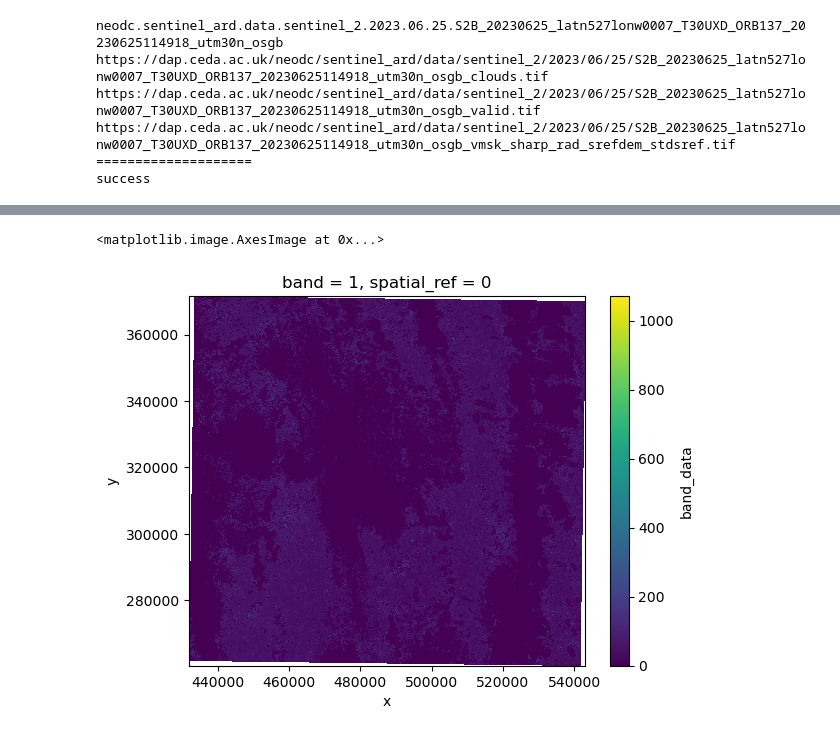
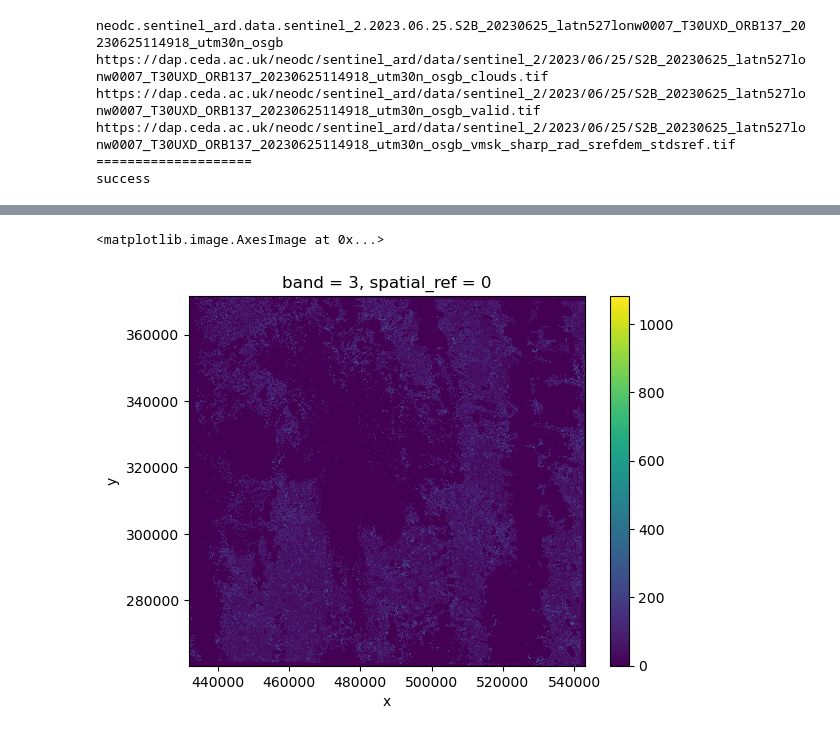
Before and after one commit to EO-DataHub/user-workflows, a Jupyter notebook: test-3/test3.ipynb, the cells around one changed output, grey strips where cells are left out. Drawn from its saved outputs; the diff is of its cells as text; code cells hidden in the pictures.

Commit message:
Correctly multiply arrays and download cog locally

```diff
--- a/test-3/test3.ipynb
+++ b/test-3/test3.ipynb
@@ -46,10 +48,21 @@ for item in items.get_limited()[0:1]:
     cloud_href = item.assets["cloud"].href
     valid_href = item.assets["valid_pixels"].href
     cog_href = item.assets["cog"].href
+    item
     print(item.id, cloud_href, valid_href, cog_href, sep="\n")
     valid = rioxarray.open_rasterio(valid_href)
     cloud = rioxarray.open_rasterio(cloud_href)
-    cog = rioxarray.open_rasterio(cog_href)
+
+    #Check if cog file exists locally, if not download it
+    cog_filename = f"data/{Path(cog_href).name}"
+    if not os.path.isfile(cog_filename):
+        with requests.get(cog_href, stream=True) as r:
+            r.raise_for_status()
+            with open(cog_filename, 'wb') as f:
+                for chunk in r.iter_content(chunk_size=8192):
+                    f.write(chunk)
+
+    cog = rioxarray.open_rasterio("data/S2B_20230625_latn527lonw0007_T30UXD_ORB137_20230625114918_utm30n_osgb_vmsk_sharp_rad_srefdem_stdsref.tif")
     print("==" * 10)
     print("success")
     break
@@ -94,5 +81,10 @@ Coordinates:
-# %%
-final_result.squeeze().plot.imshow()
-# %% [output]
-<matplotlib.image.AxesImage at 0x...>
-[figure, removed]
+# %%
+# Multiply cog.tif by the result
+# We need to expand the result to match the shape of cog
+fin = cog * result.squeeze("band").expand_dims(band=cog.band)
+# %%
+# We can plot individual bands using `isel`
+fin.isel(band=2).plot.imshow()
+# %% [output]
+<matplotlib.image.AxesImage at 0x...>
+[figure, added]
```
Also changed, not shown: parts of 3 cells of this notebook, 1 other file.
